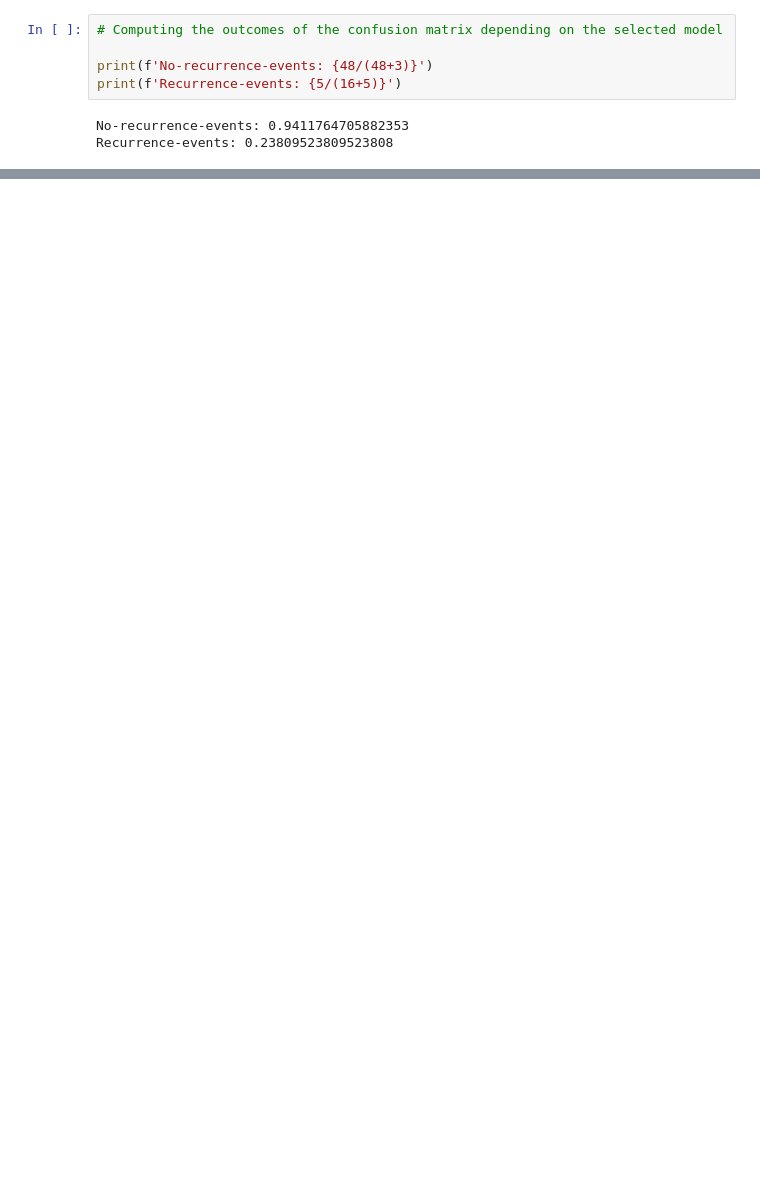
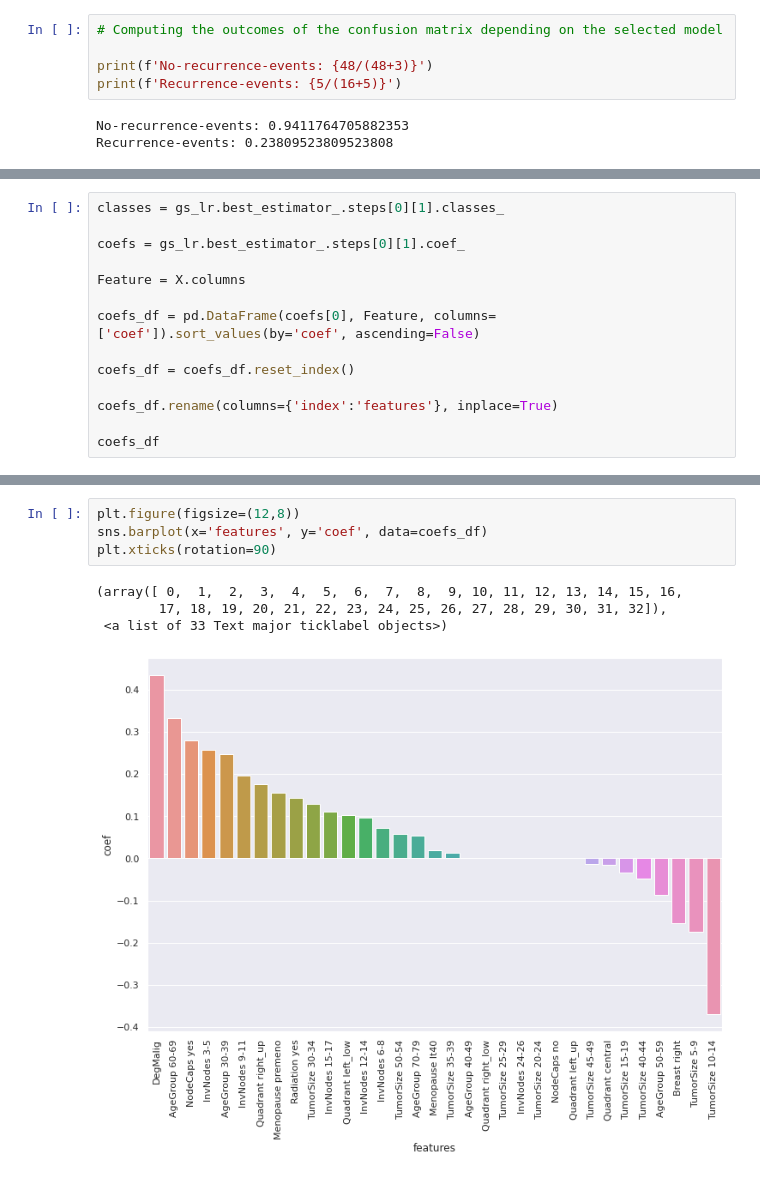
Before and after one commit to Otobi1/Predictors-of-Breast-Cancer-Recurrence, a Jupyter notebook: Predictors_of_Cancer_Recurrence.ipynb, the cells around one changed output, grey strips where cells are left out. Cells and saved outputs as stored; diff of their text form; blank space fills up the shorter version.

Commit message:
finally figured out how to extract the coefficients and plot them

```diff
--- a/Predictors_of_Cancer_Recurrence.ipynb
+++ b/Predictors_of_Cancer_Recurrence.ipynb
@@ -827,0 +877,14 @@ accuracy score:
+# %%
+classes = gs_lr.best_estimator_.steps[0][1].classes_
+
+coefs = gs_lr.best_estimator_.steps[0][1].coef_
+
+Feature = X.columns
+
+coefs_df = pd.DataFrame(coefs[0], Feature, columns=['coef']).sort_values(by='coef', ascending=False)
+
+coefs_df = coefs_df.reset_index()
+
+coefs_df.rename(columns={'index':'features'}, inplace=True)
+
+coefs_df
@@ -827,0 +909,9 @@ accuracy score:
+# %%
+plt.figure(figsize=(12,8))
+sns.barplot(x='features', y='coef', data=coefs_df)
+plt.xticks(rotation=90)
+# %% [output]
+(array([ 0,  1,  2,  3,  4,  5,  6,  7,  8,  9, 10, 11, 12, 13, 14, 15, 16,
+        17, 18, 19, 20, 21, 22, 23, 24, 25, 26, 27, 28, 29, 30, 31, 32]),
+ <a list of 33 Text major ticklabel objects>)
+[figure, added]
```
Also changed, not shown: parts of 27 cells of this notebook.
